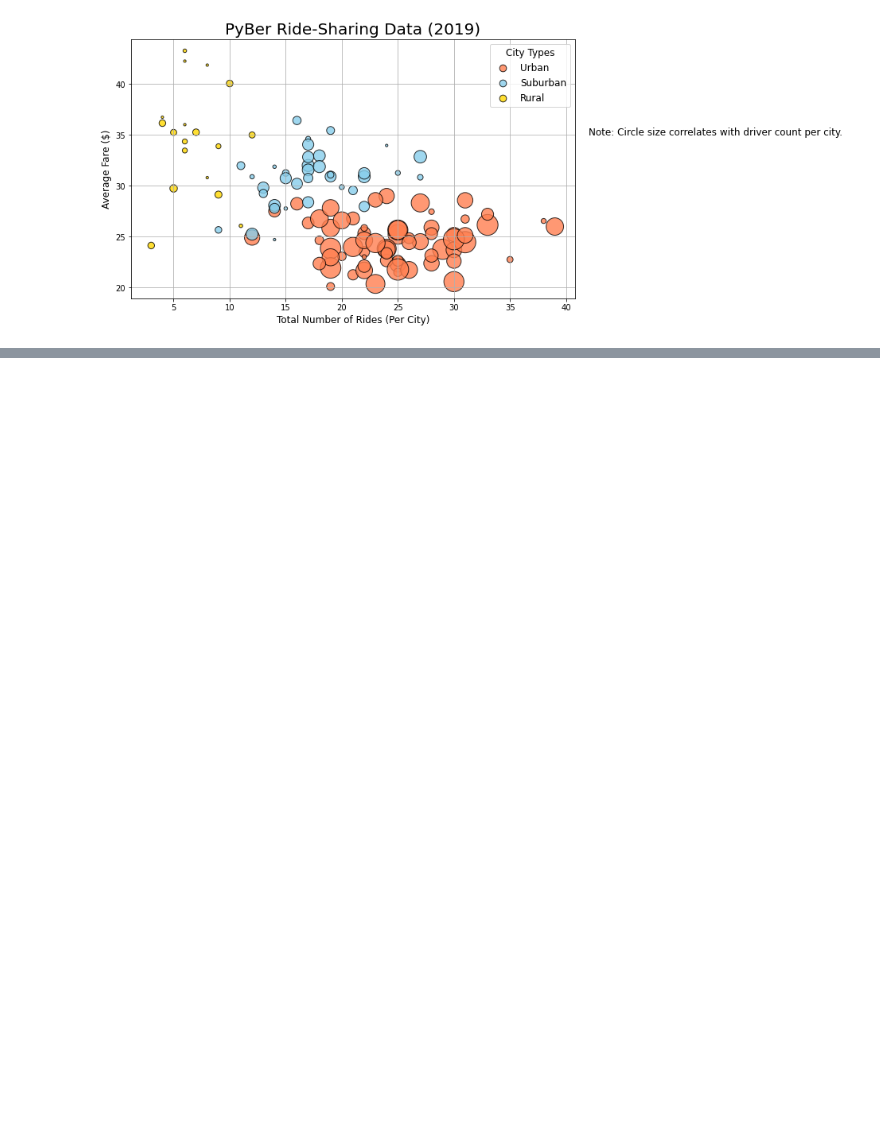
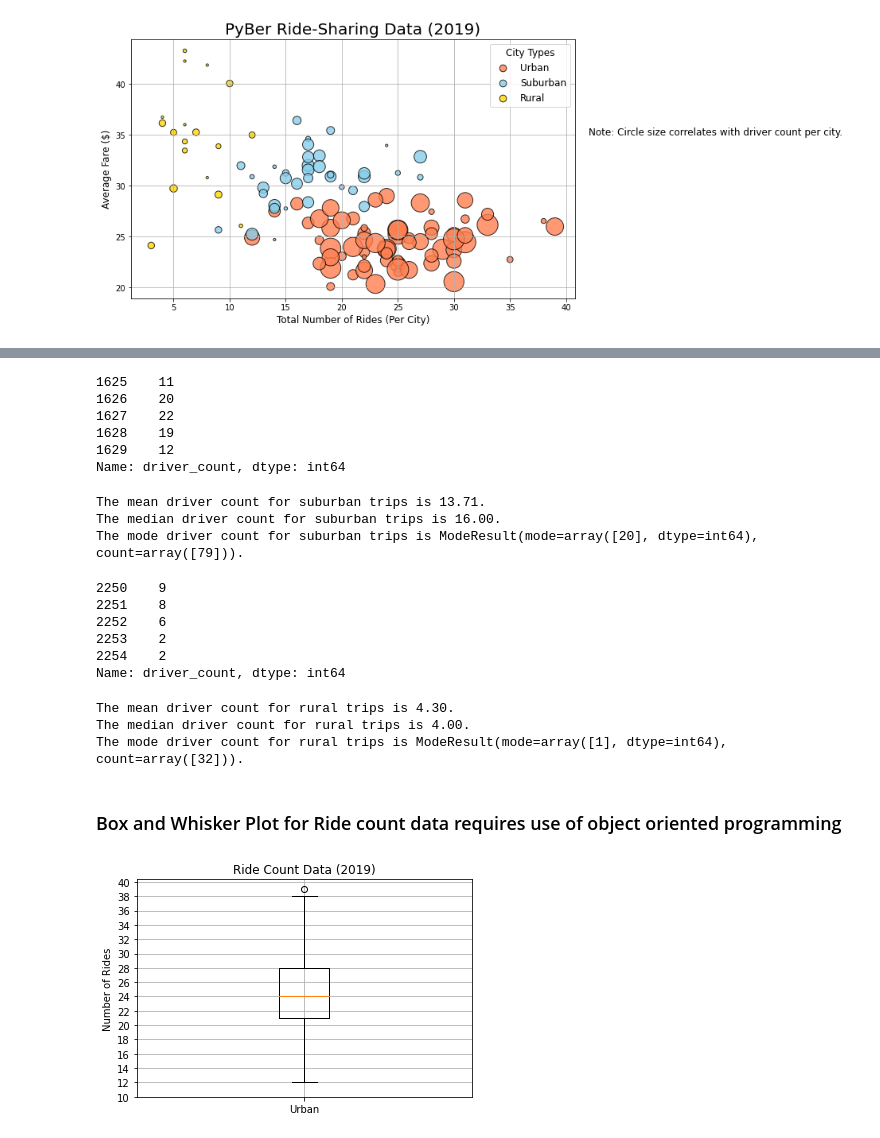
Before and after one commit to Fabalin/PyBer_Analysis, a Jupyter notebook: PyBer.ipynb, the cells around one changed output, grey strips where cells are left out. Drawn from its saved outputs; the diff is of its cells as text; code cells hidden in the pictures; blank space fills up the shorter version.

Commit message:
Adding Box and Whiskers + Stat Summary for Rider, Fare and Drivers

```diff
--- a/PyBer.ipynb
+++ b/PyBer.ipynb
@@ -262,0 +511,64 @@ plt.show()
+# %%
+# Get the driver count data from the suburban cities.
+suburban_drivers = suburban_cities_df['driver_count']
+suburban_drivers.head()
+# %% [output]
+1625    11
+1626    20
+1627    22
+1628    19
+1629    12
+Name: driver_count, dtype: int64
+# %%
+# Calculate the measures of central tendency for the driver count for the suburban cities.
+mean_suburban_drivers = np.mean(suburban_drivers)
+print(f"The mean driver count for suburban trips is {mean_suburban_drivers:.2f}.")
+
+median_suburban_drivers = np.median(suburban_drivers)
+print(f"The median driver count for suburban trips is {median_suburban_drivers:.2f}.")
+
+mode_suburban_drivers = sts.mode(suburban_drivers)
+print(f"The mode driver count for suburban trips is {mode_suburban_drivers}.")
+# %% [output]
+The mean driver count for suburban trips is 13.71.
+The median driver count for suburban trips is 16.00.
+The mode driver count for suburban trips is ModeResult(mode=array([20], dtype=int64), count=array([79])).
+# %%
+# Get the driver count data from the rural cities.
+rural_drivers = rural_cities_df['driver_count']
+rural_drivers.head()
+# %% [output]
+2250    9
+2251    8
+2252    6
+2253    2
+2254    2
+Name: driver_count, dtype: int64
+# %%
+# Calculate the measures of central tendency for the driver count for the rural cities.
+mean_rural_drivers = np.mean(rural_drivers)
+print(f"The mean driver count for rural trips is {mean_rural_drivers:.2f}.")
+
+median_rural_drivers = np.median(rural_drivers)
+print(f"The median driver count for rural trips is {median_rural_drivers:.2f}.")
+
+mode_rural_drivers = sts.mode(rural_drivers)
+print(f"The mode driver count for rural trips is {mode_rural_drivers}.")
+# %% [output]
+The mean driver count for rural trips is 4.30.
+The median driver count for rural trips is 4.00.
+The mode driver count for rural trips is ModeResult(mode=array([1], dtype=int64), count=array([32])).
+# %% [markdown]
+### Box and Whisker Plot for Ride count data requires use of object oriented programming
+# %%
+# Create a box-and-whisker plot for the urban cities ride count.
+x_labels = ["Urban"]
+fig, ax = plt.subplots()
+ax.boxplot(urban_ride_count, labels=x_labels)
+# Add the title, y-axis label and grid.
+ax.set_title('Ride Count Data (2019)')
+ax.set_ylabel('Number of Rides')
+ax.set_yticks(np.arange(10, 41, step=2.0))
+ax.grid()
+# %% [output]
+[figure, added]
```
Also changed, not shown: parts of 34 cells of this notebook, 3 other files.
